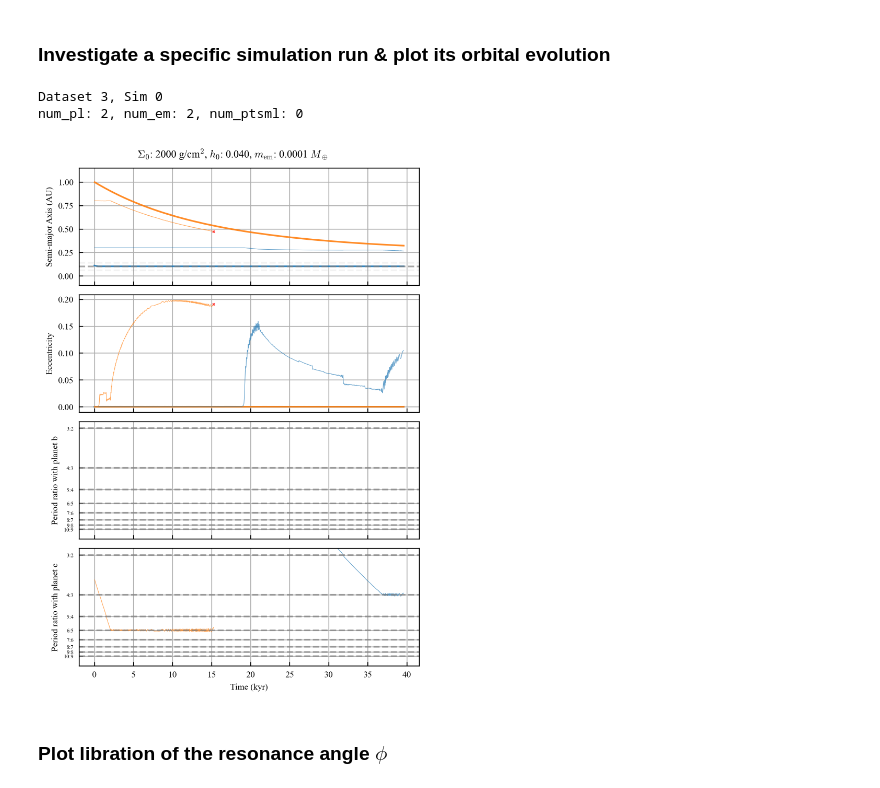
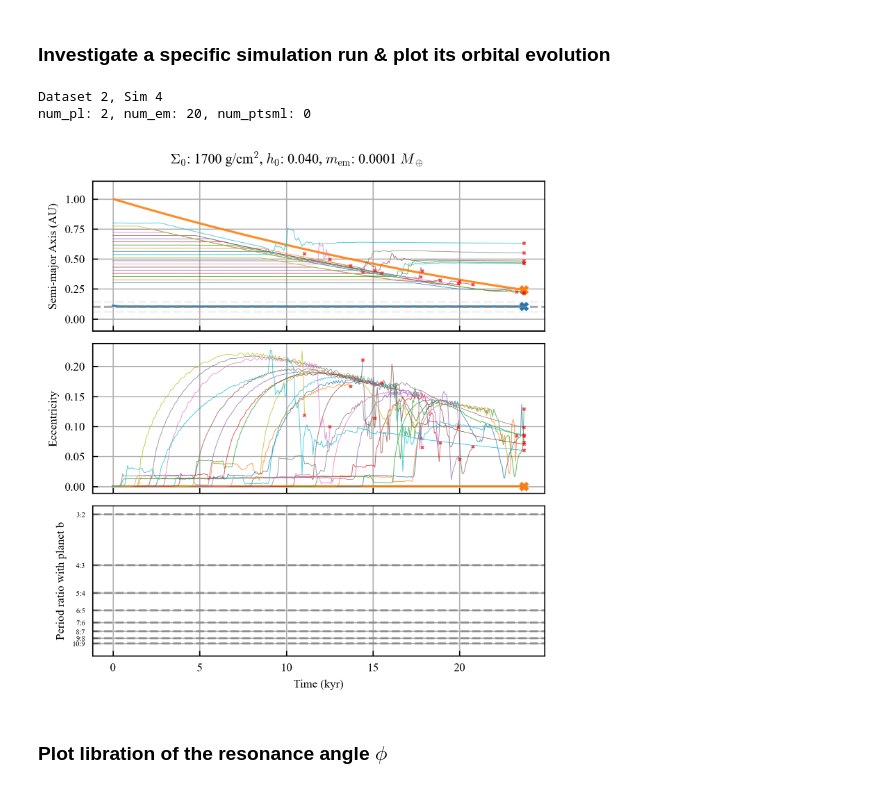
Before and after one commit to dchen10Git/uh-ifa-reu-2026, a Jupyter notebook: analyze_one_sim.ipynb, the cells around one changed output. Saved outputs shown, nothing was run; the diff lists cells and outputs as text; code cells hidden in the pictures.

```diff
--- a/analyze_one_sim.ipynb
+++ b/analyze_one_sim.ipynb
@@ -356,39 +356,43 @@ def plot_system(saved_sim, elements, num_pl, num_em, num_ptsml, t_units='kyr'):
         plt.suptitle(f"$\Sigma_0$: {metadata['Sigma_1au']:.0f} g/cm$^2$, $h_0$: {metadata['h_1au']:.3f}, $m_{{\\rm em}}$: {metadata['m_em']:.3g} $M_\\oplus$")
     else:
         plt.suptitle(f"$\Sigma_0$: {metadata['Sigma_1au']:.0f} g/cm$^2$, $h_0$: {metadata['h_1au']:.3f}")
     plt.tight_layout(); plt.show()
     # plt.savefig("Figures/orbital_evo.svg", bbox_inches="tight")
 
-dataset_id = 3
-sim_id = 0
+dataset_id = 2
+sim_id = 4
 
-elements = ['a', 'e', 'P_ratio_em_b', 'P_ratio_em_c']
+elements = ['a',
+            'e',
+            'P_ratio_em_b',
+            # 'P_ratio_em_c',
+        ]
 
 for sim_id in range(sim_id, sim_id+1, 1):
 # for sim_id in inside_d:
     base_dir = Path.cwd()
     file_path = base_dir.parent / f"sim_results/dataset{dataset_id}" / f"sim{sim_id}.h5"
 
     try:
         saved_sim = reb_sims.load_simulation_run(file_path)
     except FileNotFoundError:
         print(f"Sim {sim_id} not found")
         continue
 
     sim_data, metadata = saved_sim
     m_star = metadata['m_star']
     rock_names = list(sim_data.keys())
     rocks = {p: sim_data[p] for p in rock_names}
     num_pl, num_em, num_ptsml = metadata['num_pl'], metadata['num_em'], metadata['num_ptsml']
 
     print(f"Dataset {dataset_id}, Sim {sim_id}")
     print(f"num_pl: {metadata['num_pl']}, num_em: {metadata['num_em']}, num_ptsml: {metadata['num_ptsml']}")
 
     plot_system(saved_sim, elements, num_pl, num_em, num_ptsml)
 # %% [output]
-Dataset 3, Sim 0
-num_pl: 2, num_em: 2, num_ptsml: 0
+Dataset 2, Sim 4
+num_pl: 2, num_em: 20, num_ptsml: 0
-[figure, old version]
+[figure, new version]
 # %% [markdown]
 ### Plot libration of the resonance angle $\phi$
 # %%
```
Also changed, not shown: parts of 1 cell of this notebook, 6 other files.
